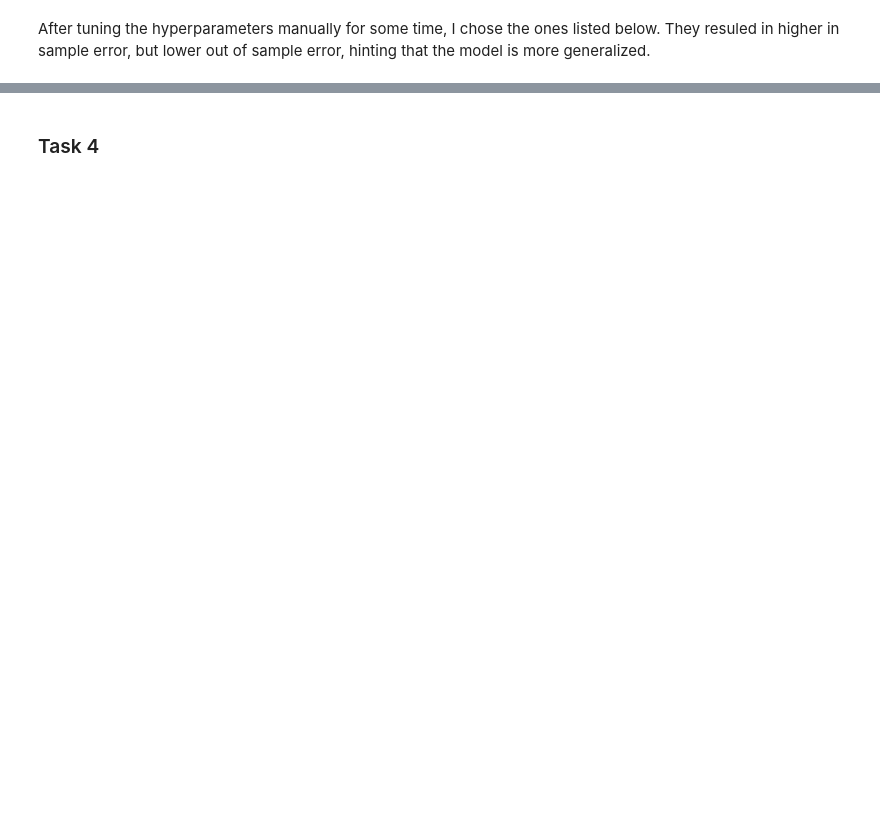
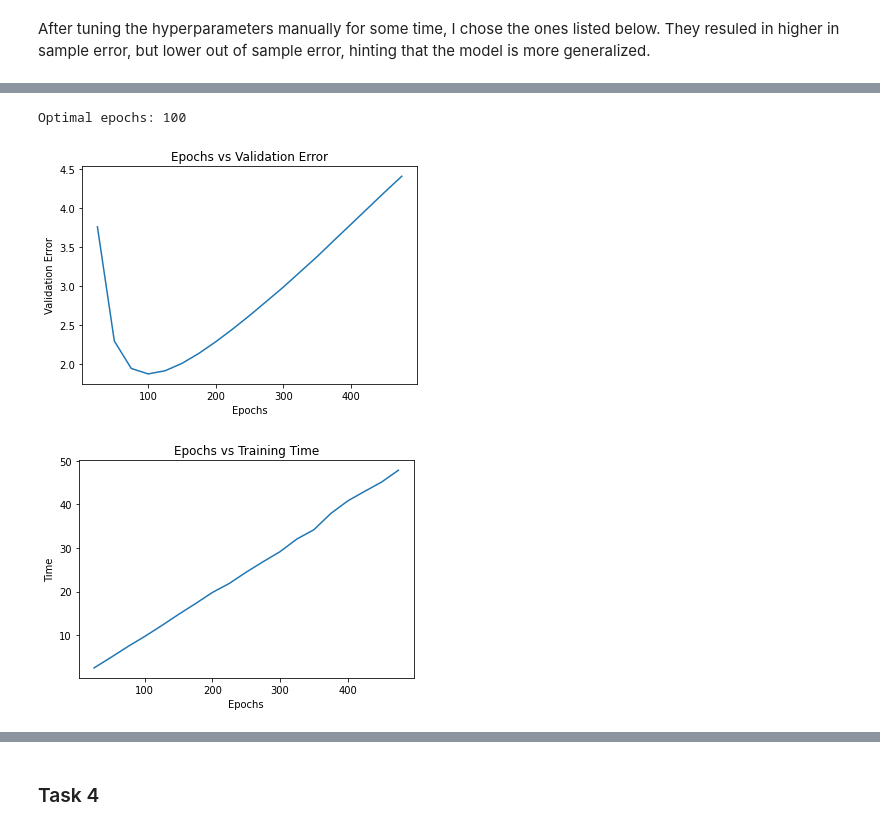
Before and after one commit to siddha20/CSCI4962, a Jupyter notebook: Homeworks/homework3/homework3.ipynb, the cells around one changed output, grey strips where cells are left out. Cells and saved outputs as stored; diff of their text form; code cells hidden in the pictures; blank space fills up the shorter version.

```diff
--- a/Homeworks/homework3/homework3.ipynb
+++ b/Homeworks/homework3/homework3.ipynb
@@ -272,0 +280,22 @@ test results: 0.44238382935523984, correct: 0.8127999901771545
+# %%
+import time
+
+step = 25
+epochs = np.arange(step, 500, 25)
+print(epochs)
+val_losses = []
+times = []
+
+for epoch in epochs:
+    # print(f"training for {epoch}")
+    model = NN(200, 200).to(device)
+    learning_rate = .001 # same
+    loss_fn = nn.BCELoss() # same
+    optimizer = torch.optim.Adam(model.parameters(), lr=learning_rate) # same
+    start = time.time()
+    for i in range(epoch):
+        train_loop(train_data_loader, model, loss_fn, optimizer)
+        l, _ = test_loop(val_data_loader, model, loss_fn)
+        loss += l
+    times.append(time.time() - start)
+    val_losses.append(loss/epoch)
@@ -273,3 +320,22 @@ test results: 0.44238382935523984, correct: 0.8127999901771545
+# %%
+plt.figure(1)
+plt.title("Epochs vs Validation Error")
+plt.xlabel("Epochs")
+plt.ylabel("Validation Error")
+plt.plot(epochs, val_losses)
+
+plt.figure(2)
+plt.title("Epochs vs Training Time")
+plt.xlabel("Epochs")
+plt.ylabel("Time")
+plt.plot(epochs, times)
+
+
+print(f"Optimal epochs: {epochs[np.argmin(val_losses)]}")
+# %% [output]
+Optimal epochs: 100
+[figure, added]
+[figure, added]
 # %% [markdown]
 ### Task 3
 
```
Also changed, not shown: parts of 5 cells of this notebook.
